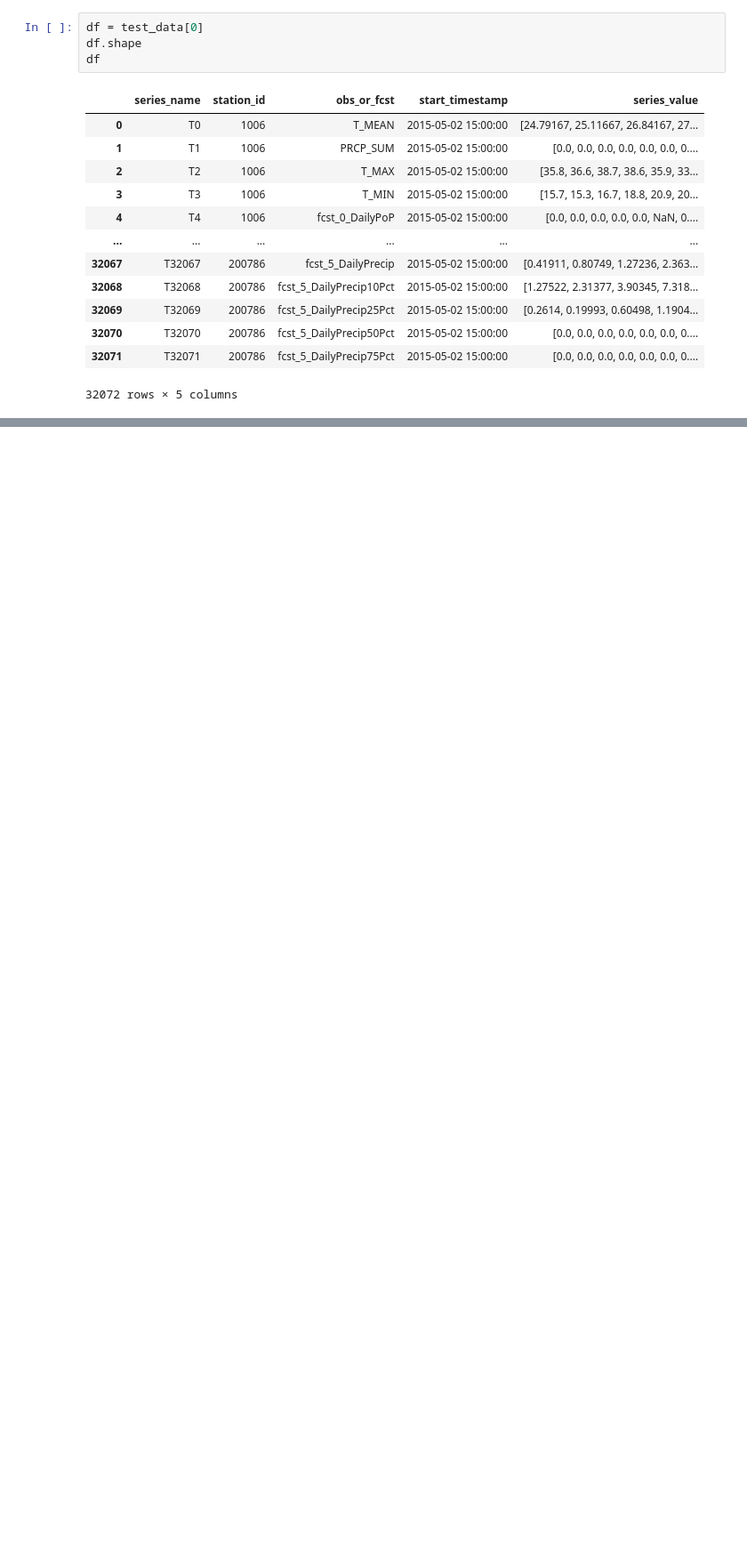
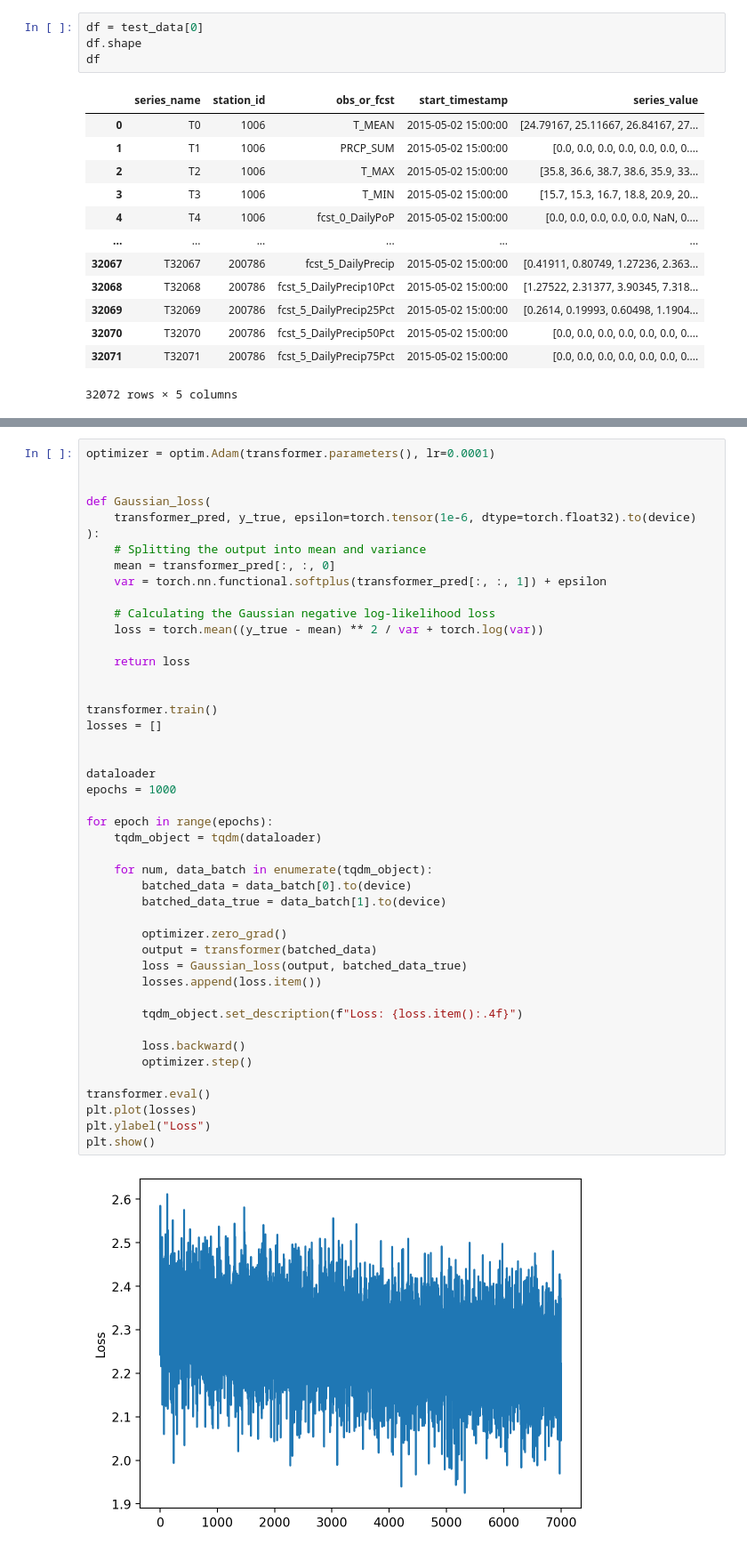
Before and after one commit to tedwards2412/TimeTransformers, a Jupyter notebook: Monash_data_prep.ipynb, the cells around one changed output, grey strips where cells are left out. Shown at 89% size. Drawn from its saved outputs; the diff is of its cells as text; blank space fills up the shorter version.

```diff
--- a/Monash_data_prep.ipynb
+++ b/Monash_data_prep.ipynb
@@ -278,0 +358,47 @@ torch.Size([2, 512, 1])
+# %%
+optimizer = optim.Adam(transformer.parameters(), lr=0.0001)
+
+
+def Gaussian_loss(
+    transformer_pred, y_true, epsilon=torch.tensor(1e-6, dtype=torch.float32).to(device)
+):
+    # Splitting the output into mean and variance
+    mean = transformer_pred[:, :, 0]
+    var = torch.nn.functional.softplus(transformer_pred[:, :, 1]) + epsilon
+
+    # Calculating the Gaussian negative log-likelihood loss
+    loss = torch.mean((y_true - mean) ** 2 / var + torch.log(var))
+
+    return loss
+
+
+transformer.train()
+losses = []
+
+
+dataloader
+epochs = 1000
+
+for epoch in range(epochs):
+    tqdm_object = tqdm(dataloader)
+
+    for num, data_batch in enumerate(tqdm_object):
+        batched_data = data_batch[0].to(device)
+        batched_data_true = data_batch[1].to(device)
+
+        optimizer.zero_grad()
+        output = transformer(batched_data)
+        loss = Gaussian_loss(output, batched_data_true)
+        losses.append(loss.item())
+
+        tqdm_object.set_description(f"Loss: {loss.item():.4f}")
+
+        loss.backward()
+        optimizer.step()
+
+transformer.eval()
+plt.plot(losses)
+plt.ylabel("Loss")
+plt.show()
+# %% [output]
+[figure, added]
```
Also changed, not shown: parts of 14 cells of this notebook, 1 other file.
